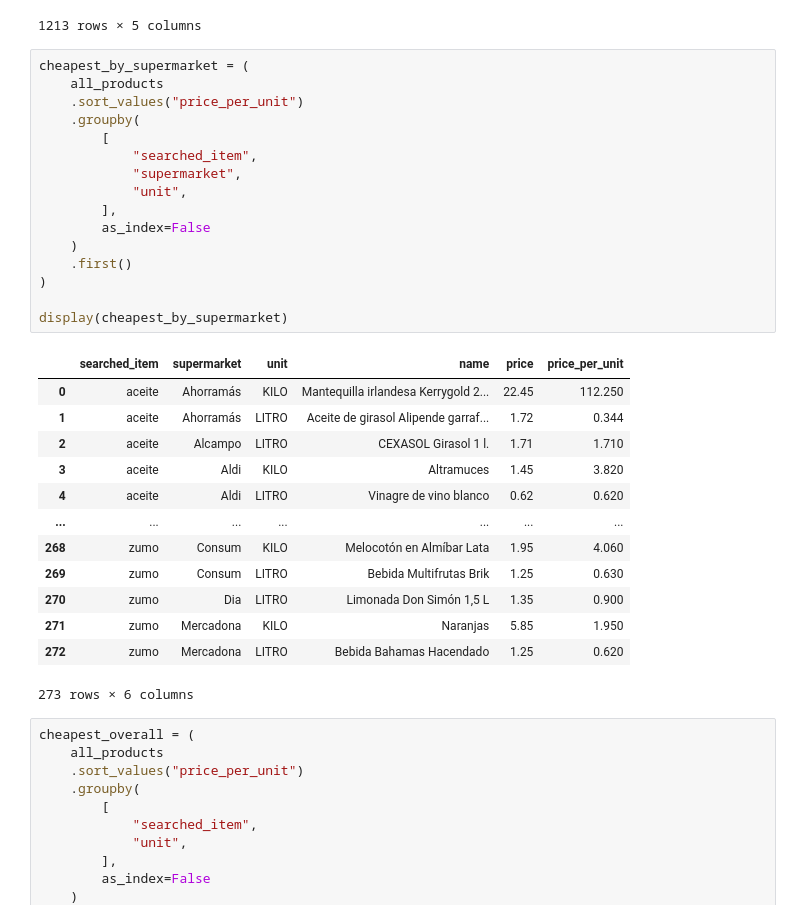
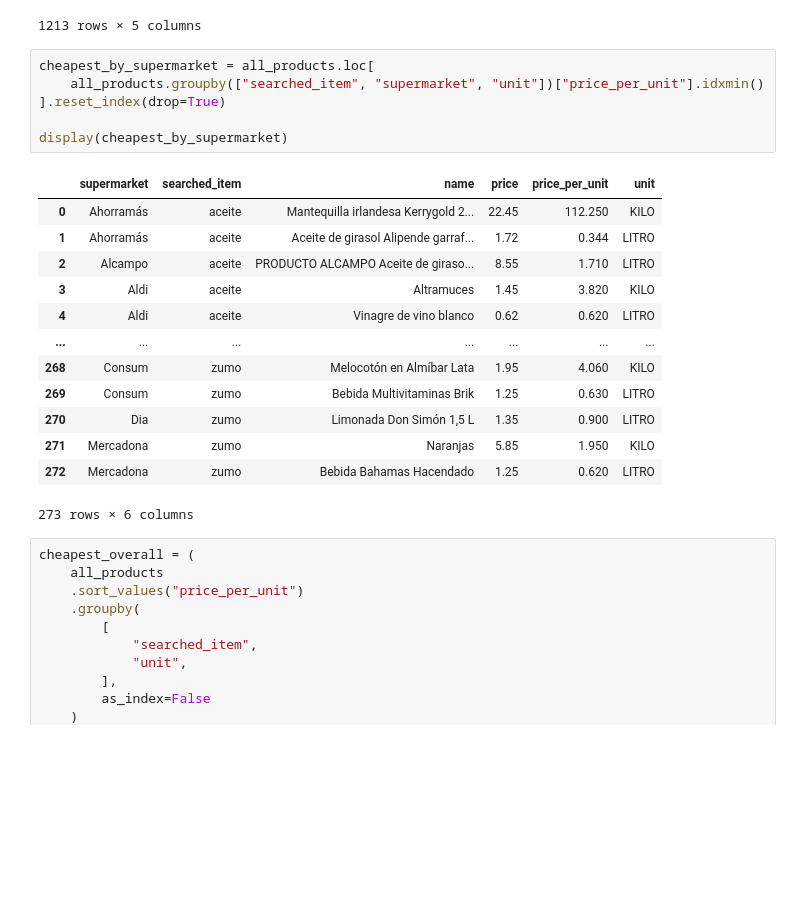
Before and after one commit to giulianagalassi83-a11y/Supermarket_Project, a Jupyter notebook: src/compare.ipynb, the cells around one changed output. Drawn from its saved outputs; the diff is of its cells as text; blank space fills up the shorter version.

```diff
--- a/src/compare.ipynb
+++ b/src/compare.ipynb
@@ -172,34 +172,24 @@ display(
 | 3974 | Bm | Triángulo chocolate con leche | 0.99 | 0.99 | UNIDAD |
 1213 rows × 5 columns
 # %%
-cheapest_by_supermarket = (
-    all_products
-    .sort_values("price_per_unit")
-    .groupby(
-        [
-            "searched_item",
-            "supermarket",
-            "unit",
-        ],
-        as_index=False
-    )
-    .first()
-)
+cheapest_by_supermarket = all_products.loc[
+    all_products.groupby(["searched_item", "supermarket", "unit"])["price_per_unit"].idxmin()
+].reset_index(drop=True)
 
 display(cheapest_by_supermarket)
 # %% [output]
-|  | searched_item | supermarket | unit | name | price | price_per_unit |
-| 0 | aceite | Ahorramás | KILO | Mantequilla irlandesa Kerrygold 2... | 22.45 | 112.250 |
-| 1 | aceite | Ahorramás | LITRO | Aceite de girasol Alipende garraf... | 1.72 | 0.344 |
-| 2 | aceite | Alcampo | LITRO | CEXASOL Girasol 1 l. | 1.71 | 1.710 |
-| 3 | aceite | Aldi | KILO | Altramuces | 1.45 | 3.820 |
-| 4 | aceite | Aldi | LITRO | Vinagre de vino blanco | 0.62 | 0.620 |
+|  | supermarket | searched_item | name | price | price_per_unit | unit |
+| 0 | Ahorramás | aceite | Mantequilla irlandesa Kerrygold 2... | 22.45 | 112.250 | KILO |
+| 1 | Ahorramás | aceite | Aceite de girasol Alipende garraf... | 1.72 | 0.344 | LITRO |
+| 2 | Alcampo | aceite | PRODUCTO ALCAMPO Aceite de giraso... | 8.55 | 1.710 | LITRO |
+| 3 | Aldi | aceite | Altramuces | 1.45 | 3.820 | KILO |
+| 4 | Aldi | aceite | Vinagre de vino blanco | 0.62 | 0.620 | LITRO |
 | ... | ... | ... | ... | ... | ... | ... |
-| 268 | zumo | Consum | KILO | Melocotón en Almíbar Lata | 1.95 | 4.060 |
-| 269 | zumo | Consum | LITRO | Bebida Multifrutas Brik | 1.25 | 0.630 |
-| 270 | zumo | Dia | LITRO | Limonada Don Simón 1,5 L | 1.35 | 0.900 |
-| 271 | zumo | Mercadona | KILO | Naranjas | 5.85 | 1.950 |
-| 272 | zumo | Mercadona | LITRO | Bebida Bahamas Hacendado | 1.25 | 0.620 |
+| 268 | Consum | zumo | Melocotón en Almíbar Lata | 1.95 | 4.060 | KILO |
+| 269 | Consum | zumo | Bebida Multivitaminas Brik | 1.25 | 0.630 | LITRO |
+| 270 | Dia | zumo | Limonada Don Simón 1,5 L | 1.35 | 0.900 | LITRO |
+| 271 | Mercadona | zumo | Naranjas | 5.85 | 1.950 | KILO |
+| 272 | Mercadona | zumo | Bebida Bahamas Hacendado | 1.25 | 0.620 | LITRO |
 273 rows × 6 columns
 # %%
 cheapest_overall = (
```
Also changed, not shown: 2 other files.
